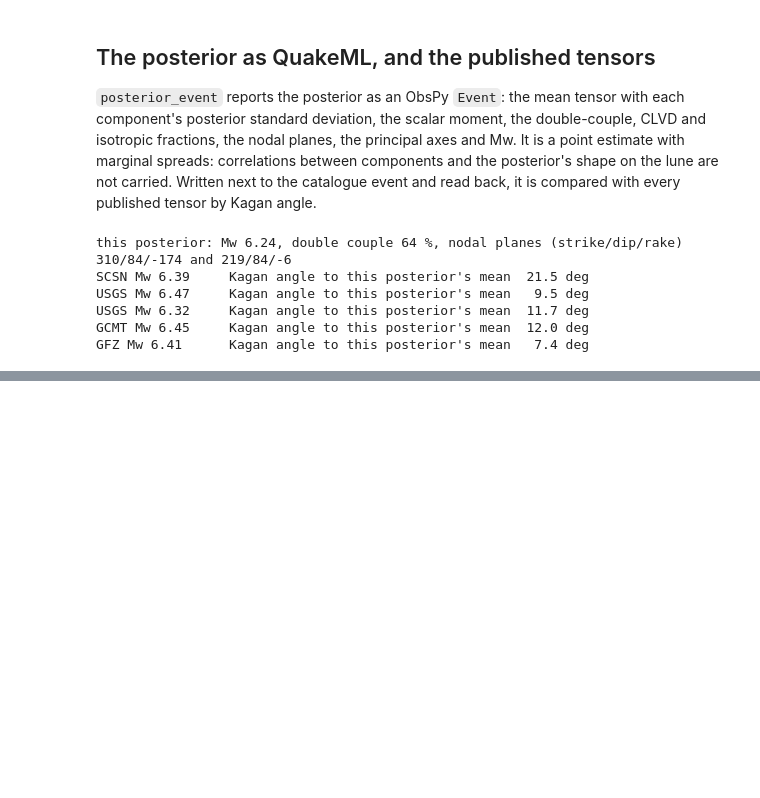
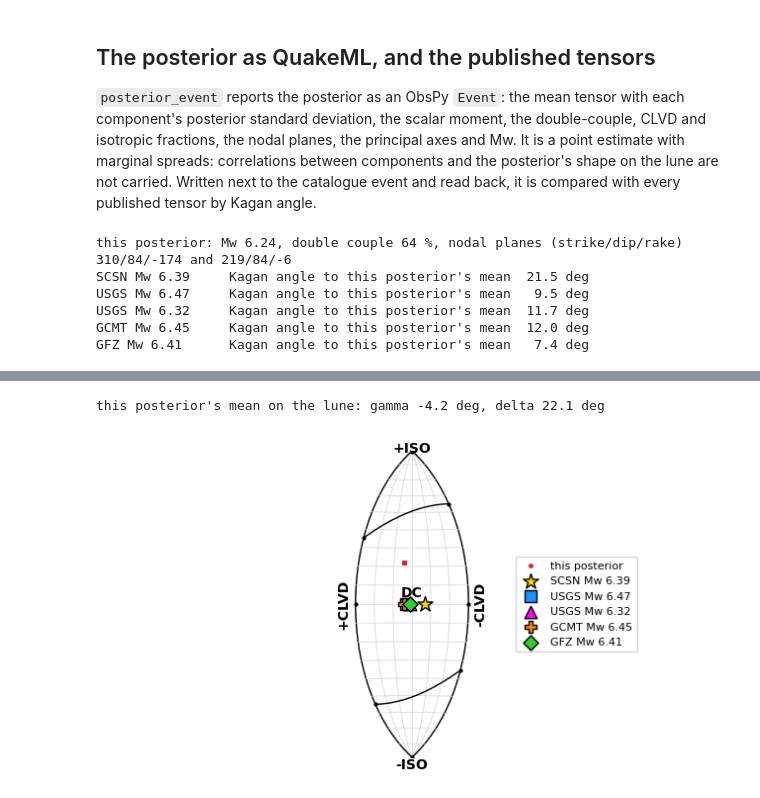
Before and after one commit to asaoulis/seismo-sbi, a Jupyter notebook: examples/ridgecrest_obspy.ipynb, the cells around one changed output, grey strips where cells are left out. Saved outputs shown, nothing was run; the diff lists cells and outputs as text; code cells hidden in the pictures; blank space fills up the shorter version.

```diff
--- a/examples/ridgecrest_obspy.ipynb
+++ b/examples/ridgecrest_obspy.ipynb
@@ -252,0 +262,14 @@ between the agencies.
+# %%
+gamma_deg, delta_deg = mts6_to_gamma_delta(posterior_mean[None])
+print(f"this posterior's mean on the lune: gamma {gamma_deg[0]:.1f} deg, delta {delta_deg[0]:.1f} deg")
+fig, ax = plt.subplots(figsize=(8, 7))
+lune = plot_lune_frame(ax)
+plot_scatter_on_lune(ax, lune, *mts6_to_gamma_delta(posterior_samples[:500]), color="C3", s=6, label="this posterior", zorder=11)
+for order, ((label, m6), style) in enumerate(zip(published.items(), LUNE_REFERENCE_STYLES)):
+    plot_scatter_on_lune(ax, lune, *mts6_to_gamma_delta(m6[None]), marker=style["marker"], s=0.35 * style["s"],
+                         facecolor=style["color"], edgecolor="k", label=label, zorder=12 + order)
+ax.legend(loc="center left", bbox_to_anchor=(0.66, 0.5), fontsize=8)
+plt.show()
+# %% [output]
+this posterior's mean on the lune: gamma -4.2 deg, delta 22.1 deg
+[figure, added]
```
Also changed, not shown: parts of 2 cells of this notebook, 1 other file.
